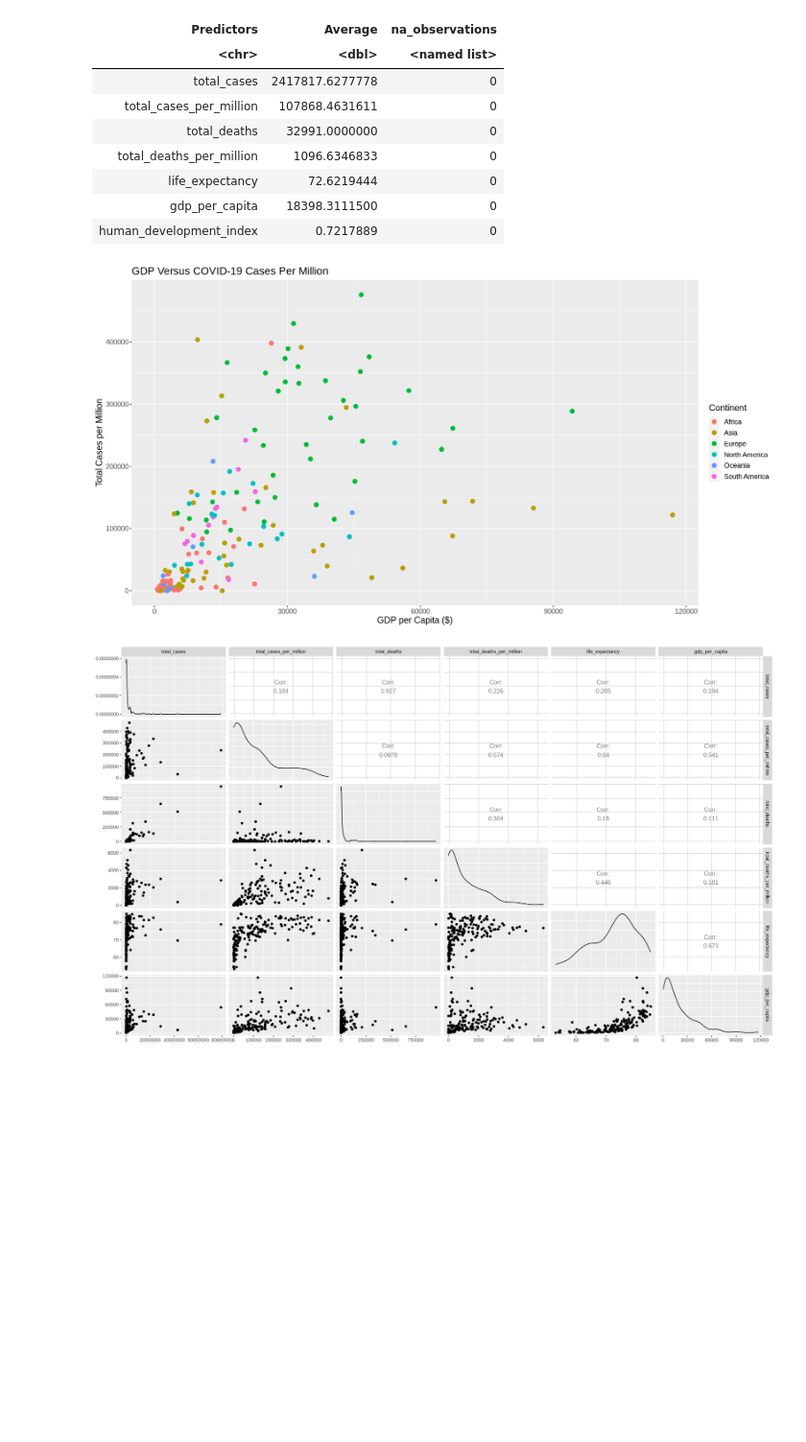
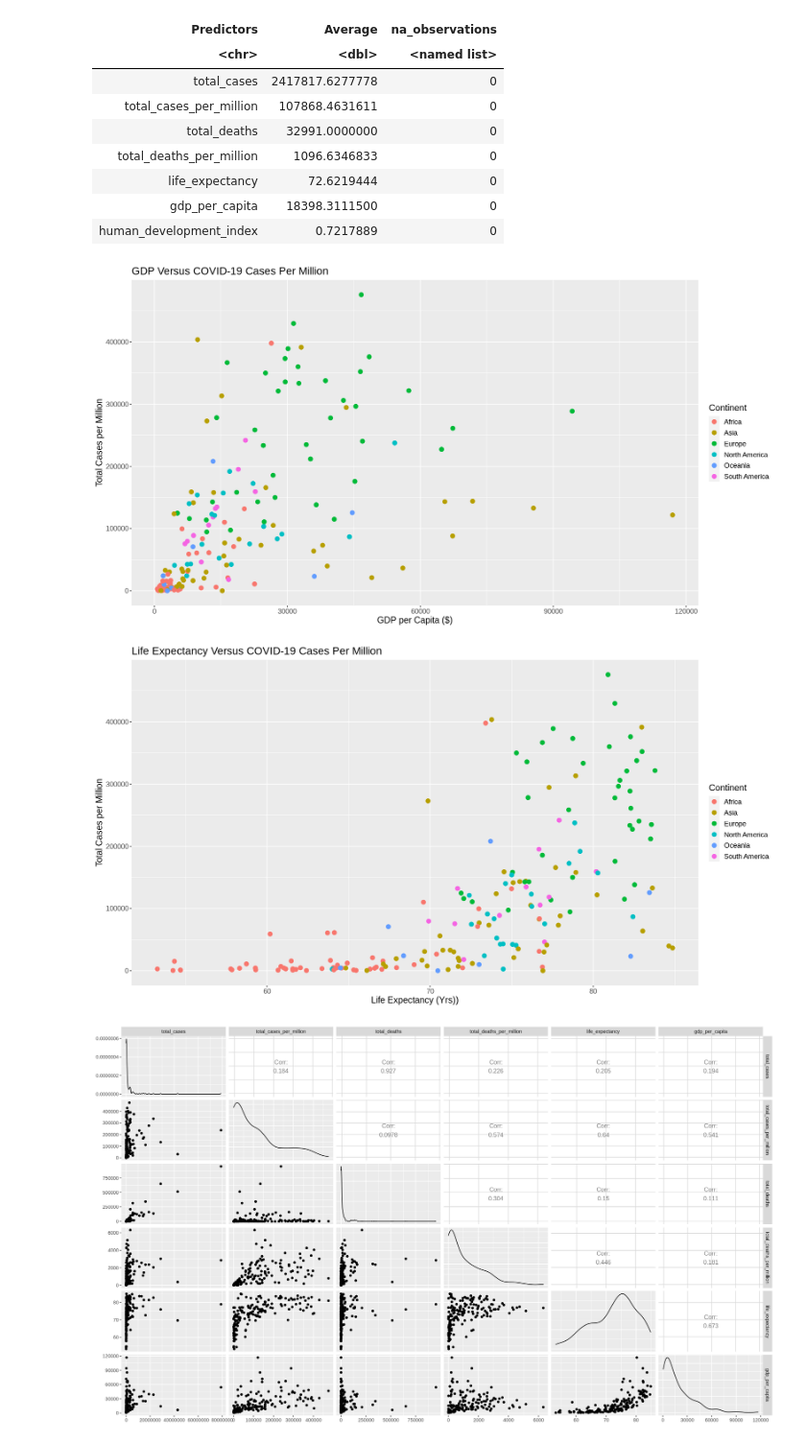
Before and after one commit to jerryyvn/DSCI-Group-11-Project, a Jupyter notebook: project_proposal.ipynb, the cells around one changed output. Shown at 96% size. Saved outputs shown, nothing was run; the diff lists cells and outputs as text; code cells hidden in the pictures; blank space fills up the shorter version.

Commit message:
Added Life Expectancy Graph

```diff
--- a/project_proposal.ipynb
+++ b/project_proposal.ipynb
@@ -120,15 +138,24 @@ A tibble: 7 × 3
 # %%
 #resize
 options(repr.plot.width = 15, repr.plot.height = 8)
 #GDP plot of total cases per million and GDP per capita
 proposal_plot_GDP_to_Covid_rates <- relevant_covid_data %>%
                     ggplot(aes(x = gdp_per_capita, y = total_cases_per_million, color = continent)) + geom_point(size = 3) +
                     labs(x = "GDP per Capita ($)", y = "Total Cases per Million", color = "Continent") +
                     ggtitle("GDP Versus COVID-19 Cases Per Million") +
                     theme(text = element_text(size = 14))
 proposal_plot_GDP_to_Covid_rates
+
+# Life Expectancy vs Total Cases per Million plot
+proposal_plot_Life_Expectancy_to_Covid_rates <- relevant_covid_data %>%
+                    ggplot(aes(x = life_expectancy, y = total_cases_per_million, color = continent)) + geom_point(size = 3) +
+                    labs(x = "Life Expectancy (Yrs))", y = "Total Cases per Million", color = "Continent") +
+                    ggtitle("Life Expectancy Versus COVID-19 Cases Per Million") +
+                    theme(text = element_text(size = 14))
+proposal_plot_Life_Expectancy_to_Covid_rates
 # %% [output]
 [figure]
+[figure, added]
 # %%
 options(repr.plot.width = 17, repr.plot.height = 10)
 
```
Also changed, not shown: parts of 1 cell of this notebook.
